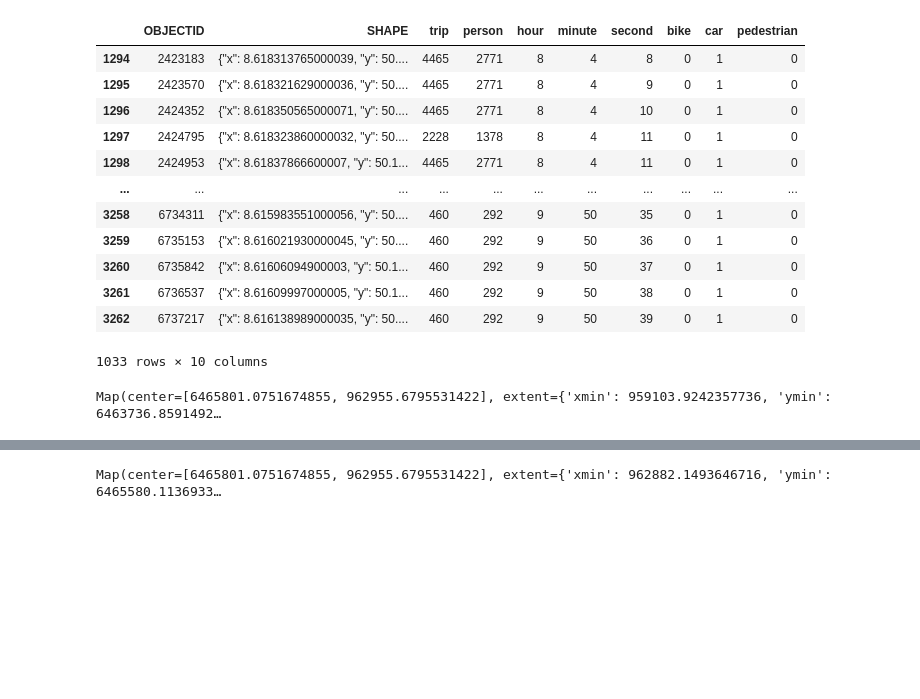
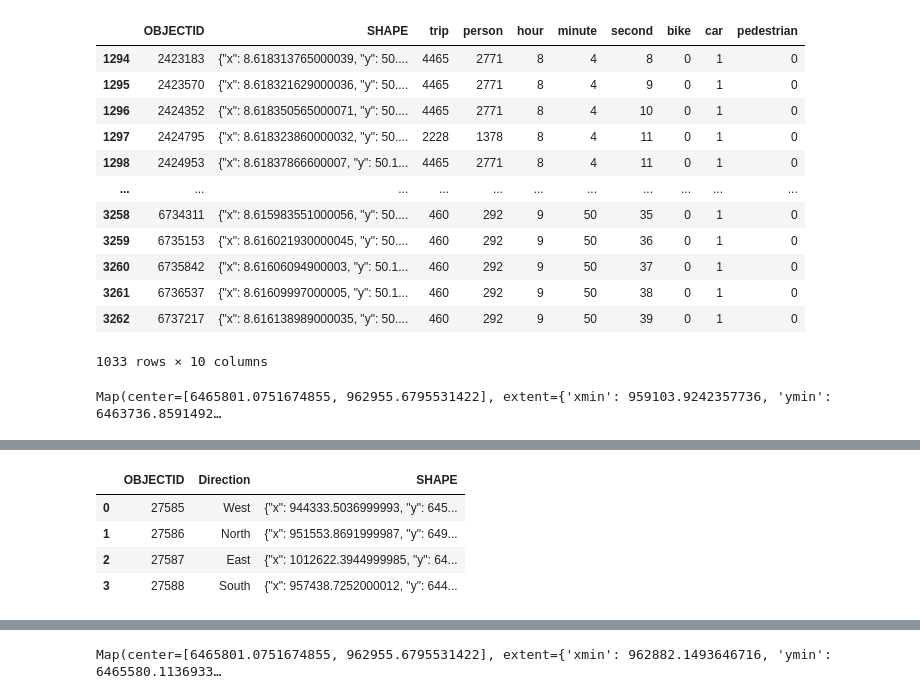
Before and after one commit to EsriDevEvents/spatial-data-science-examples, a Jupyter notebook: src/data-engineering/data_engineering/notebooks/UrbanDigitalTwin_Frankfurt.ipynb, the cells around one changed output, grey strips where cells are left out. Cells and saved outputs as stored; diff of their text form; code cells hidden in the pictures; blank space fills up the shorter version.

```diff
--- a/src/data-engineering/data_engineering/notebooks/UrbanDigitalTwin_Frankfurt.ipynb
+++ b/src/data-engineering/data_engineering/notebooks/UrbanDigitalTwin_Frankfurt.ipynb
@@ -155 +206,10 @@ layer_result
+# %%
+car_positions = pd.DataFrame.spatial.from_featureclass(electric_car_features_filepath)
+car_positions
+# %% [output]
+|  | OBJECTID | Direction | SHAPE |
+| 0 | 27585 | West | {"x": 944333.5036999993, "y": 645... |
+| 1 | 27586 | North | {"x": 951553.8691999987, "y": 649... |
+| 2 | 27587 | East | {"x": 1012622.3944999985, "y": 64... |
+| 3 | 27588 | South | {"x": 957438.7252000012, "y": 644... |
 # %%
```
Also changed, not shown: parts of 35 cells of this notebook, 2 other files.
